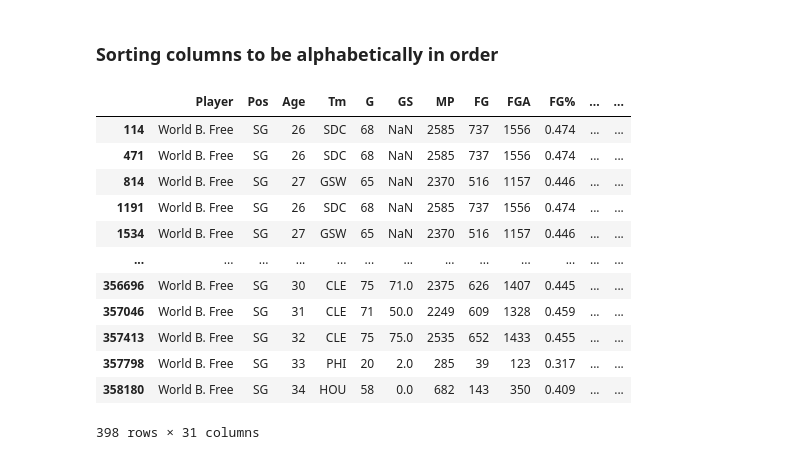
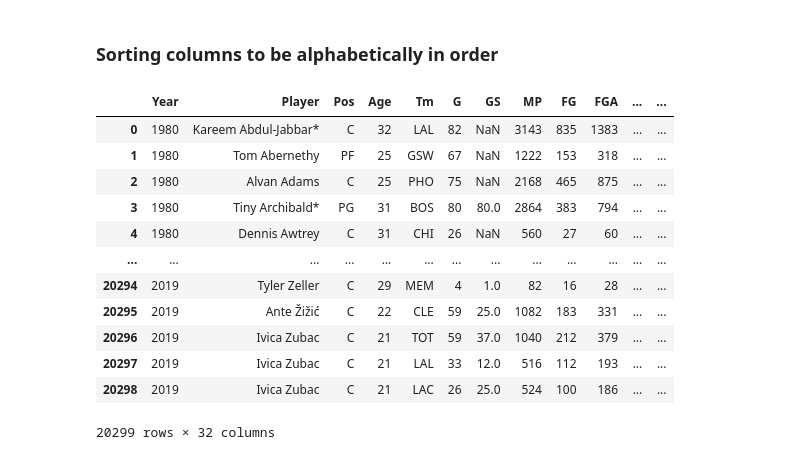
Before and after one commit to Pasindu19970808/NBAData, a Jupyter notebook: V2/NBA_DataWrangling.ipynb, the cells around one changed output. Saved outputs shown, nothing was run; the diff lists cells and outputs as text; code cells hidden in the pictures.

```diff
--- a/V2/NBA_DataWrangling.ipynb
+++ b/V2/NBA_DataWrangling.ipynb
@@ -28,3 +28,15 @@ Totals_df
 #drop the Rk column
 Totals_df.drop(["Rk"], axis=1, inplace = True)
 Advanced_df.drop(["Rk"], axis=1, inplace = True)
+# %%
+#fixing names with * on them
+def splitnames_firstname(x):
+    try:
+        namelist = x.split()
+        if (len(namelist) > 2):
+            firstname = " ".join(x.split()[:-1])
+        else:
+            firstname =  x.split()[0]
+        return firstname
+    except:
+        return x
@@ -43,16 +54,16 @@ Advanced_df["FirstName"] = Advanced_df["Player"].apply(lambda x: x.split()[0])
-# %%
-Totals_df.loc[Totals_df["Player"] == "World B. Free"]
-# %% [output]
-|  | Player | Pos | Age | Tm | G | GS | MP | FG | FGA | FG% | ... | ... |
-| 114 | World B. Free | SG | 26 | SDC | 68 | NaN | 2585 | 737 | 1556 | 0.474 | ... | ... |
-| 471 | World B. Free | SG | 26 | SDC | 68 | NaN | 2585 | 737 | 1556 | 0.474 | ... | ... |
-| 814 | World B. Free | SG | 27 | GSW | 65 | NaN | 2370 | 516 | 1157 | 0.446 | ... | ... |
-| 1191 | World B. Free | SG | 26 | SDC | 68 | NaN | 2585 | 737 | 1556 | 0.474 | ... | ... |
-| 1534 | World B. Free | SG | 27 | GSW | 65 | NaN | 2370 | 516 | 1157 | 0.446 | ... | ... |
-| ... | ... | ... | ... | ... | ... | ... | ... | ... | ... | ... | ... | ... |
-| 356696 | World B. Free | SG | 30 | CLE | 75 | 71.0 | 2375 | 626 | 1407 | 0.445 | ... | ... |
-| 357046 | World B. Free | SG | 31 | CLE | 71 | 50.0 | 2249 | 609 | 1328 | 0.459 | ... | ... |
-| 357413 | World B. Free | SG | 32 | CLE | 75 | 75.0 | 2535 | 652 | 1433 | 0.455 | ... | ... |
-| 357798 | World B. Free | SG | 33 | PHI | 20 | 2.0 | 285 | 39 | 123 | 0.317 | ... | ... |
-| 358180 | World B. Free | SG | 34 | HOU | 58 | 0.0 | 682 | 143 | 350 | 0.409 | ... | ... |
-398 rows × 31 columns
+# %%
+Totals_df
+# %% [output]
+|  | Year | Player | Pos | Age | Tm | G | GS | MP | FG | FGA | ... | ... |
+| 0 | 1980 | Kareem Abdul-Jabbar* | C | 32 | LAL | 82 | NaN | 3143 | 835 | 1383 | ... | ... |
+| 1 | 1980 | Tom Abernethy | PF | 25 | GSW | 67 | NaN | 1222 | 153 | 318 | ... | ... |
+| 2 | 1980 | Alvan Adams | C | 25 | PHO | 75 | NaN | 2168 | 465 | 875 | ... | ... |
+| 3 | 1980 | Tiny Archibald* | PG | 31 | BOS | 80 | 80.0 | 2864 | 383 | 794 | ... | ... |
+| 4 | 1980 | Dennis Awtrey | C | 31 | CHI | 26 | NaN | 560 | 27 | 60 | ... | ... |
+| ... | ... | ... | ... | ... | ... | ... | ... | ... | ... | ... | ... | ... |
+| 20294 | 2019 | Tyler Zeller | C | 29 | MEM | 4 | 1.0 | 82 | 16 | 28 | ... | ... |
+| 20295 | 2019 | Ante Žižić | C | 22 | CLE | 59 | 25.0 | 1082 | 183 | 331 | ... | ... |
+| 20296 | 2019 | Ivica Zubac | C | 21 | TOT | 59 | 37.0 | 1040 | 212 | 379 | ... | ... |
+| 20297 | 2019 | Ivica Zubac | C | 21 | LAL | 33 | 12.0 | 516 | 112 | 193 | ... | ... |
+| 20298 | 2019 | Ivica Zubac | C | 21 | LAC | 26 | 25.0 | 524 | 100 | 186 | ... | ... |
+20299 rows × 32 columns
```
Also changed, not shown: parts of 19 cells of this notebook, 2 other files.
